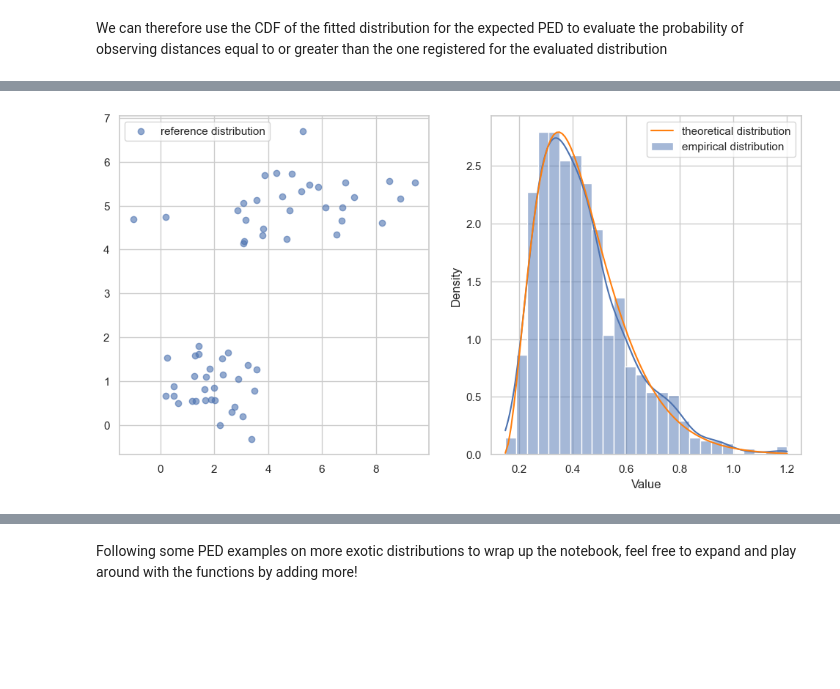
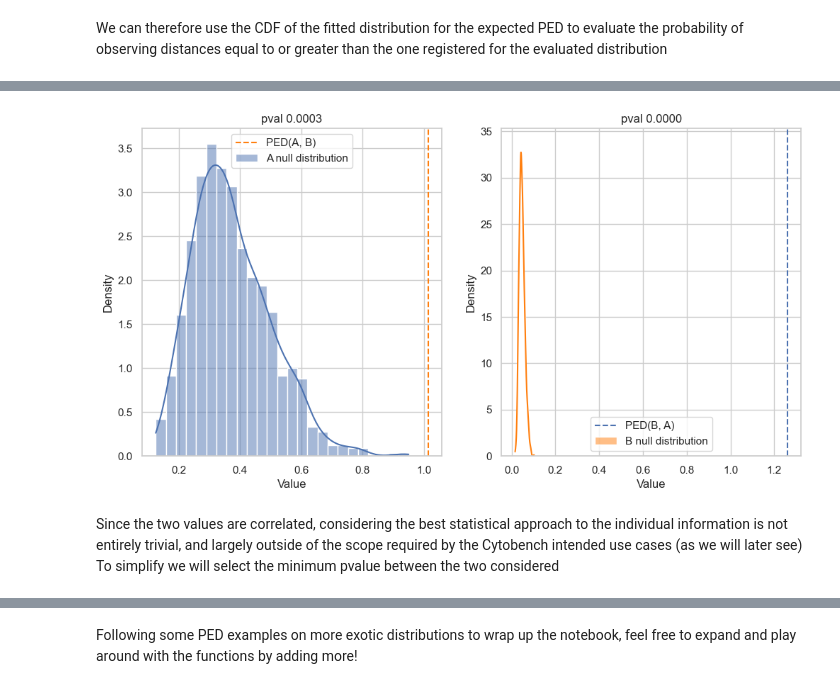
Before and after one commit to lazzaronico/cytobench, a Jupyter notebook: 1 understanding PED.ipynb, the cells around one changed output, grey strips where cells are left out. Cells and saved outputs as stored; diff of their text form; code cells hidden in the pictures; blank space fills up the shorter version.

```diff
--- a/1 understanding PED.ipynb
+++ b/1 understanding PED.ipynb
@@ -179,29 +181,42 @@ Notice that the evaluated distribution doesn't need to be unimodal, although com
-# %%
-# simple multimodal distribution
-reference_distribution = np.array([np.random.normal(5, 2, n_points), np.random.normal(5, .5, n_points)]).T
-reference_distribution = np.concatenate([reference_distribution, np.array([np.random.normal(2, 1, n_points), np.random.normal(1, .5, n_points)]).T])
-
-# compute empirical and theoretical distribution
-peds, dist = distances_distribution(reference_distribution)
-
-plt.figure(figsize=(figsize*2, figsize))
-
-plt.subplot(1, 2, 1)
-plt.scatter(reference_distribution[:,0], reference_distribution[:,1], alpha=0.6, label='reference distribution')
-plt.legend()
-
-plt.subplot(1, 2, 2)
-
-sns.histplot(peds, stat='density', kde=True, label='empirical distribution')
-
-# Plot the theoretical beta distribution
-x = np.linspace(min(peds), max(peds), 100)
-plt.plot(x, dist.pdf(x), label='theoretical distribution', color='#ff7f0e')
-
-# Add labels and legend
-plt.xlabel('Value')
-plt.ylabel('Density')
-plt.legend()
-plt.show()
-# %% [output]
-[figure, removed]
+# %%
+# reference vs self and candidate
+reference_peds, reference_dist = distances_distribution(reference_distribution)
+reference_candidate_ped = compute_ped(reference_distribution, evaluated_distribution)
+
+# candidate vs self and reference
+candidate_peds, candidate_dist = distances_distribution(evaluated_distribution)
+candidate_reference_ped = compute_ped(evaluated_distribution, reference_distribution)
+
+# plot empirical vs theoretical
+plt.figure(figsize=(figsize*2, figsize))
+plt.subplot(1, 2, 1)
+
+# empirical distribution
+sns.histplot(reference_peds, stat='density', kde=True, label='A null distribution')
+plt.axvline(x=reference_candidate_ped, color='#ff7f0e', label='PED(A, B)', linestyle='--')
+
+# label and plot
+plt.xlabel('Value')
+plt.ylabel('Density')
+plt.title(f'pval { 1 - reference_dist.cdf(reference_candidate_ped):.4f}')
+plt.legend()
+
+plt.subplot(1, 2, 2)
+
+# empirical distribution
+sns.histplot(candidate_peds, stat='density', kde=True, label='B null distribution', color='#ff7f0e')
+
+plt.axvline(x=candidate_reference_ped, color='#4c72b0', label='PED(B, A)', linestyle='--')
+
+# label and plot
+plt.xlabel('Value')
+plt.ylabel('Density')
+plt.title(f'pval { 1 - candidate_dist.cdf(candidate_reference_ped):.4f}')
+plt.legend()
+
+plt.show()
+# %% [output]
+[figure, added]
+# %% [markdown]
+Since the two values are correlated, considering the best statistical approach to the individual information is not entirely trivial, and largely outside of the scope required by the Cytobench intended use cases (as we will later see)
+To simplify we will select the minimum pvalue between the two considered
```
Also changed, not shown: parts of 11 cells of this notebook.
